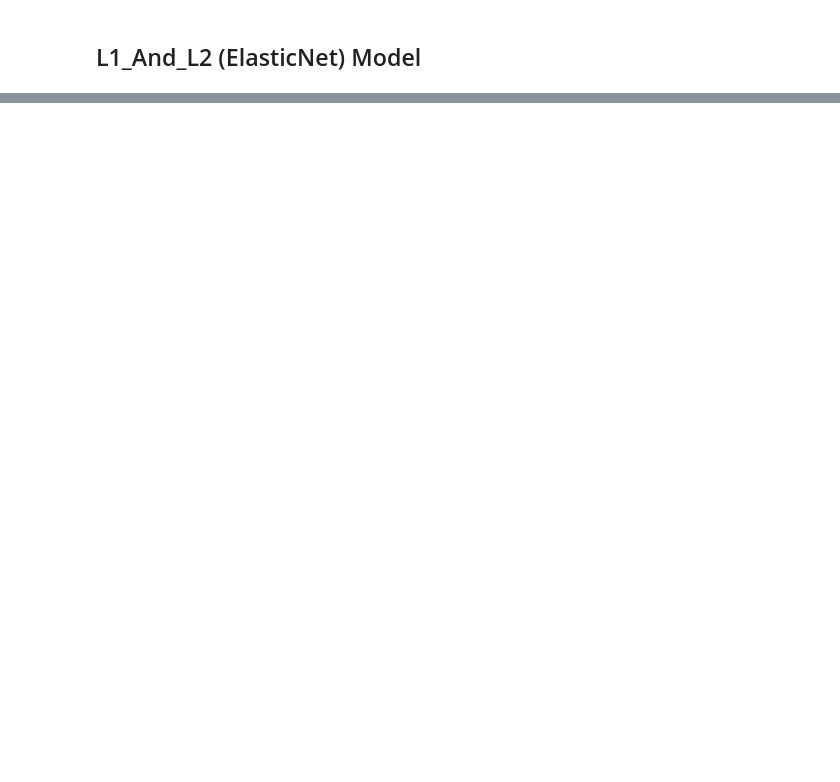
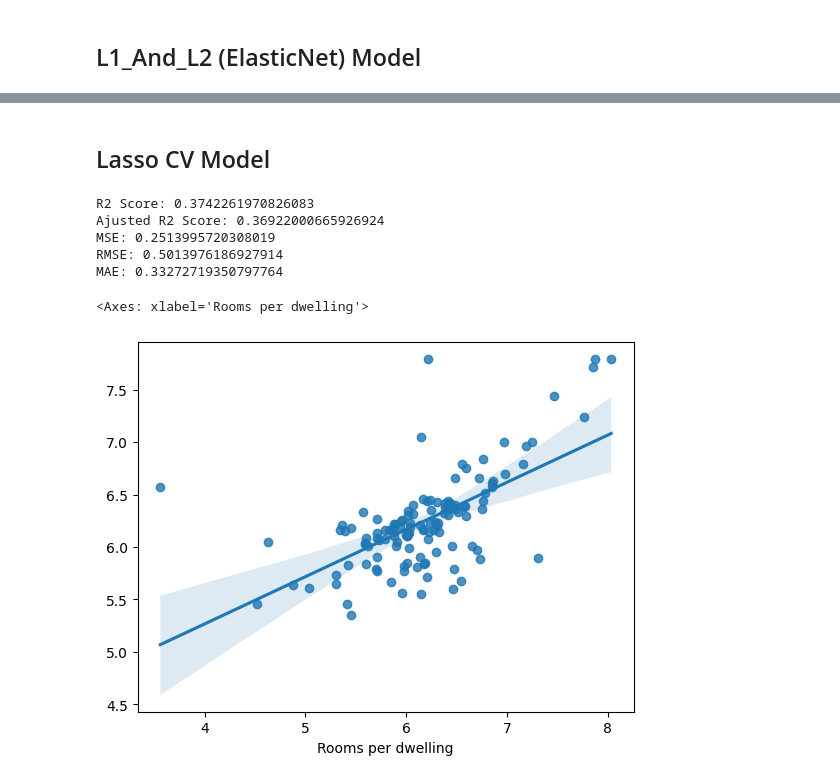
Before and after one commit to AnoopGeorge418/House-Price-Predictor, a Jupyter notebook: notebooks/Model_Building.ipynb, the cells around one changed output, grey strips where cells are left out. Saved outputs shown, nothing was run; the diff lists cells and outputs as text; code cells hidden in the pictures; blank space fills up the shorter version.

Commit message:
Model Building File

```diff
--- a/notebooks/Model_Building.ipynb
+++ b/notebooks/Model_Building.ipynb
@@ -180,0 +268,31 @@ elastic = ElasticNet()
+# %% [markdown]
+## Lasso CV Model
+# %%
+L1_CV = LassoCV()
+
+L1_CV.fit(Scaled_X_train, y_train)
+
+L1_CV_pred = L1_CV.predict(Scaled_X_test)
+L1_CV_pred
+
+mae = mean_absolute_error(y_test, L1_CV_pred)
+mse = mean_squared_error(y_test, L1_CV_pred)
+rmse = np.sqrt(mse)
+score = r2_score(y_test, L1_CV_pred)
+adj_score = 1 - (1 - score) * (len(y_test) -1 ) / (len(y_test) - X_test.shape[1] -1)
+
+print('R2 Score:', score)
+print('Ajusted R2 Score:', adj_score)
+print('MSE:', mse)
+print('RMSE:', rmse)
+print('MAE:', mae)
+
+sns.regplot(x = y_test, y = L1_CV_pred)
+# %% [output]
+R2 Score: 0.3742261970826083
+Ajusted R2 Score: 0.36922000665926924
+MSE: 0.2513995720308019
+RMSE: 0.5013976186927914
+MAE: 0.33272719350797764
+<Axes: xlabel='Rooms per dwelling'>
+[figure, added]
```
Also changed, not shown: parts of 20 cells of this notebook.
